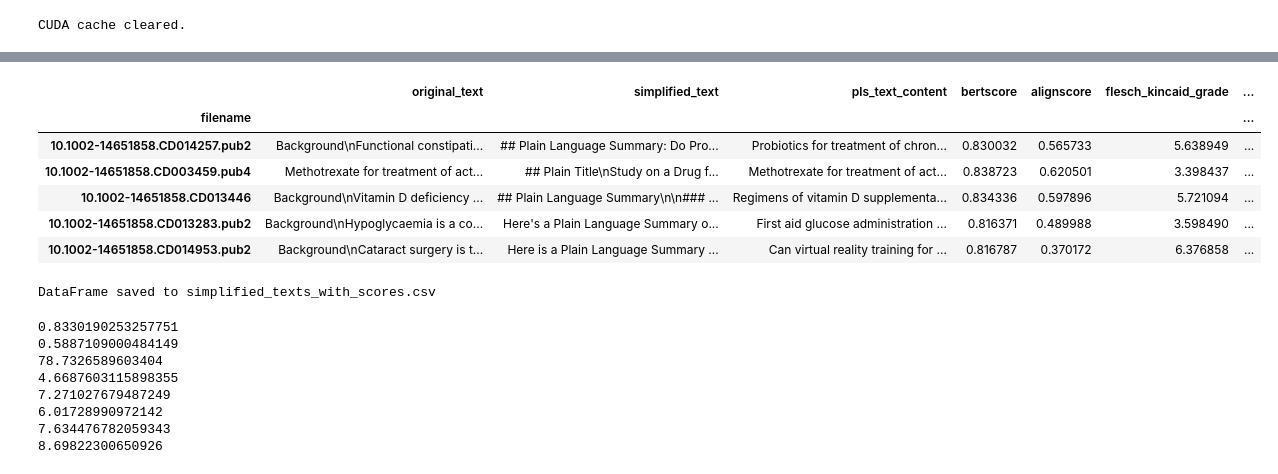
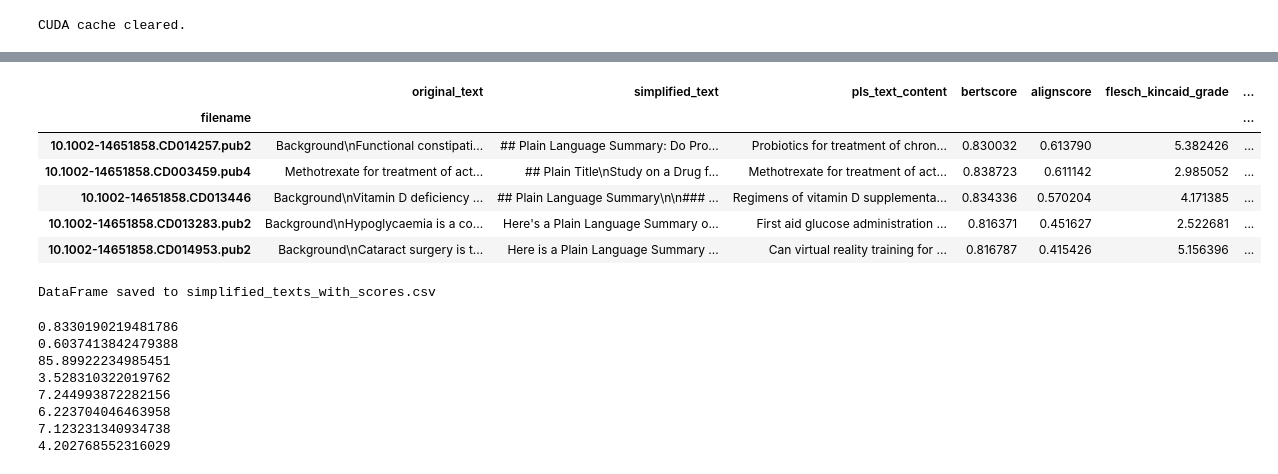
Before and after one commit to paula-perdomo/simplificar-textos-medicos, a Jupyter notebook: notebooks/gemini25report.ipynb, the cells around one changed output, grey strips where cells are left out. Saved outputs shown, nothing was run; the diff lists cells and outputs as text; code cells hidden in the pictures.

```diff
--- a/notebooks/gemini25report.ipynb
+++ b/notebooks/gemini25report.ipynb
@@ -691,15 +687,13 @@ print("CUDA cache cleared.")
 # %% [output]
 CUDA cache cleared.
 # %%
-import textstat
-
 device_id = 'cuda' if torch.cuda.is_available() else 'cpu'
 
 alignscorer = AlignScore(model='roberta-large',
     batch_size=32,
     device=device_id,
     ckpt_path='https://huggingface.co/yzha/AlignScore/resolve/main/AlignScore-large.ckpt',
-    evaluation_mode='nli_sp',
+    evaluation_mode='bin_sp',
     verbose=False
 )
 
@@ -753,4 +770,7 @@ print(sum(df['alignscore']) / len(df['alignscore']))
 # %%
+import readability
+import syntok.segmenter as segmenter
+
 
 flesch_kincaid_scores = []
 coleman_liau_scores = []
@@ -760,45 +780,50 @@ smog_index_scores = []
 dale_chall_scores = []
 
 
 for index, row in df.iterrows():
-    original_text = row['original_text']
     simplified_text = row['simplified_text']
+    tokenized = '\n\n'.join(
+     '\n'.join(' '.join(token.value for token in sentence)
+        for sentence in paragraph)
+     for paragraph in segmenter.analyze(simplified_text))
+
+    results = readability.getmeasures(tokenized, lang='en')
 
     # Calculate Flesch-Kincaid Grade Level
-    flesch_kincaid_scores.append(textstat.flesch_kincaid_grade(simplified_text))
+    flesch_kincaid_scores.append(results['readability grades']['Kincaid'])
 
     # Calculate Coleman-Liau Index
-    coleman_liau_scores.append(textstat.coleman_liau_index(simplified_text))
+    coleman_liau_scores.append(results['readability grades']['Coleman-Liau'])
 
     # Calculate Flesch Reading Ease
-    flesch_reading_ease_scores.append(textstat.flesch_reading_ease(simplified_text))
+    flesch_reading_ease_scores.append(results['readability grades']['FleschReadingEase'])
 
     # Calculate Gunning Fog Index
-    gunning_fog_scores.append(textstat.gunning_fog(simplified_text))
+    gunning_fog_scores.append(results['readability grades']['GunningFogIndex'])
 
     # Calculate SMOG Index
-    smog_index_scores.append(textstat.smog_index(simplified_text))
+    smog_index_scores.append(results['readability grades']['SMOGIndex'])
 
     # Calculate Dale-Chall Readability Score
-    dale_chall_scores.append(textstat.dale_chall_readability_score(simplified_text))
+    dale_chall_scores.append(results['readability grades']['DaleChallIndex'])
 
 df['flesch_kincaid_grade'] = flesch_kincaid_scores
 df['coleman_liau_index'] = coleman_liau_scores
 df['flesch_reading_ease'] = flesch_reading_ease_scores
 df['gunning_fog_index'] = gunning_fog_scores
 df['smog_index'] = smog_index_scores
 df['dale_chall_score'] = dale_chall_scores
 
 
 display(df.head())
 # %% [output]
 |  | original_text | simplified_text | pls_text_content | bertscore | alignscore | flesch_kincaid_grade | ... |
 | filename |  |  |  |  |  |  | ... |
-| 10.1002-14651858.CD014257.pub2 | Background\nFunctional constipati... | ## Plain Language Summary: Do Pro... | Probiotics for treatment of chron... | 0.830032 | 0.565733 | 5.638949 | ... |
-| 10.1002-14651858.CD003459.pub4 | Methotrexate for treatment of act... | ## Plain Title\nStudy on a Drug f... | Methotrexate for treatment of act... | 0.838723 | 0.620501 | 3.398437 | ... |
-| 10.1002-14651858.CD013446 | Background\nVitamin D deficiency ... | ## Plain Language Summary\n\n### ... | Regimens of vitamin D supplementa... | 0.834336 | 0.597896 | 5.721094 | ... |
-| 10.1002-14651858.CD013283.pub2 | Background\nHypoglycaemia is a co... | Here's a Plain Language Summary o... | First aid glucose administration ... | 0.816371 | 0.489988 | 3.598490 | ... |
-| 10.1002-14651858.CD014953.pub2 | Background\nCataract surgery is t... | Here is a Plain Language Summary ... | Can virtual reality training for ... | 0.816787 | 0.370172 | 6.376858 | ... |
+| 10.1002-14651858.CD014257.pub2 | Background\nFunctional constipati... | ## Plain Language Summary: Do Pro... | Probiotics for treatment of chron... | 0.830032 | 0.613790 | 5.382426 | ... |
+| 10.1002-14651858.CD003459.pub4 | Methotrexate for treatment of act... | ## Plain Title\nStudy on a Drug f... | Methotrexate for treatment of act... | 0.838723 | 0.611142 | 2.985052 | ... |
+| 10.1002-14651858.CD013446 | Background\nVitamin D deficiency ... | ## Plain Language Summary\n\n### ... | Regimens of vitamin D supplementa... | 0.834336 | 0.570204 | 4.171385 | ... |
+| 10.1002-14651858.CD013283.pub2 | Background\nHypoglycaemia is a co... | Here's a Plain Language Summary o... | First aid glucose administration ... | 0.816371 | 0.451627 | 2.522681 | ... |
+| 10.1002-14651858.CD014953.pub2 | Background\nCataract surgery is t... | Here is a Plain Language Summary ... | Can virtual reality training for ... | 0.816787 | 0.415426 | 5.156396 | ... |
 # %%
 # Save the DataFrame to a CSV file
 csv_filepath = 'simplified_texts_with_scores.csv'
@@ -817,11 +842,11 @@ print(sum(df['gunning_fog_index']) / len(df['gunning_fog_index']))
 print(sum(df['smog_index']) / len(df['smog_index']))
 print(sum(df['dale_chall_score']) / len(df['dale_chall_score']))
 # %% [output]
-0.8330190253257751
-0.5887109000484149
-78.7326589603404
-4.6687603115898355
-7.271027679487249
-6.01728990972142
-7.634476782059343
-8.69822300650926
+0.8330190219481786
+0.6037413842479388
+85.89922234985451
+3.528310322019762
+7.244993872282156
+6.223704046463958
+7.123231340934738
+4.202768552316029
```
Also changed, not shown: parts of 16 cells of this notebook, 2 other files.
